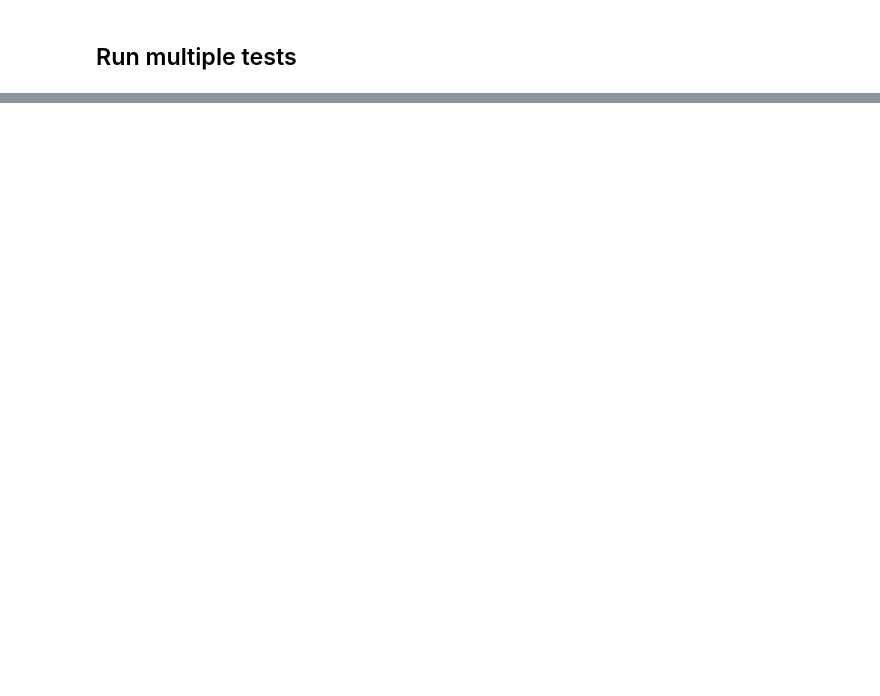
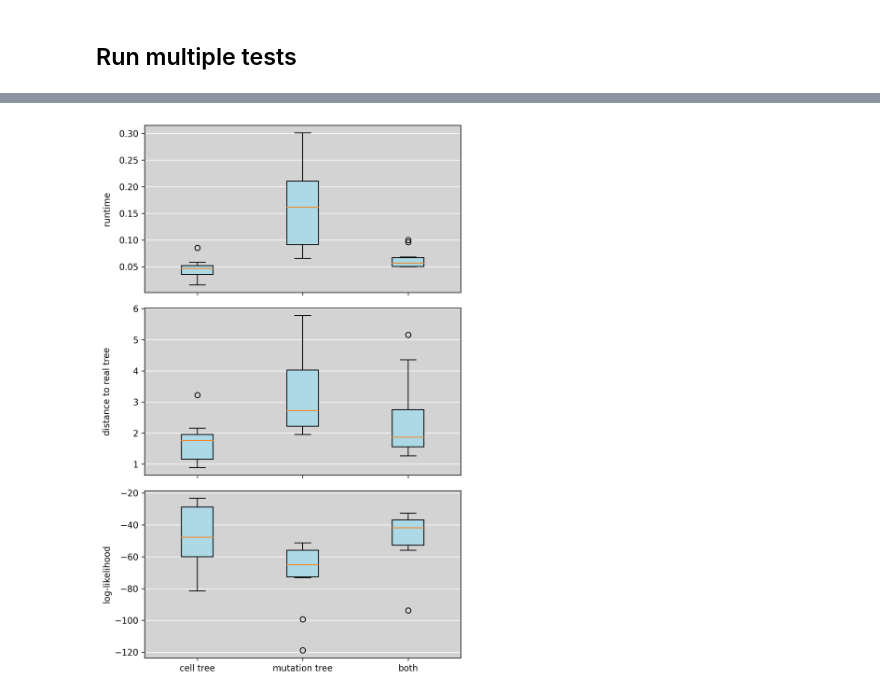
Before and after one commit to Tigecycline/lab_rotation, a Jupyter notebook: demo.ipynb, the cells around one changed output, grey strips where cells are left out. Drawn from its saved outputs; the diff is of its cells as text; code cells hidden in the pictures; blank space fills up the shorter version.

Commit message:
Added functions to make boxplot of test results.

```diff
--- a/demo.ipynb
+++ b/demo.ipynb
@@ -102,0 +114,5 @@ test_inference(generator, mf, optimizer)
+# %%
+outdir = './test_result/'
+settings = [(generator, mf, optz1), (generator, mf, optz2), (generator, mf, optz3)]
+setting_names = ['cell tree', 'mutation tree', 'both']
+compare_settings(settings, outdir, setting_names, n_tests=10)
@@ -102,0 +127,4 @@ test_inference(generator, mf, optimizer)
+# %%
+make_test_plots(outdir)
+# %% [output]
+[figure, added]
```
Also changed, not shown: parts of 13 cells of this notebook, 4 other files.
